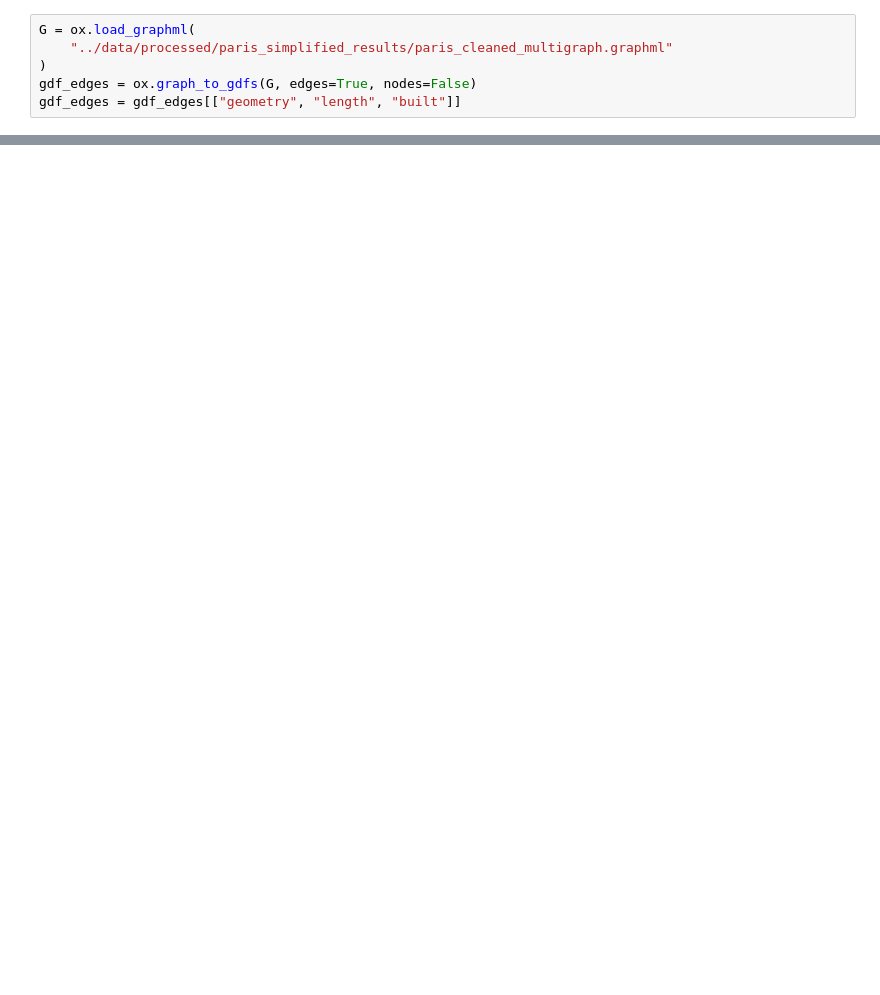
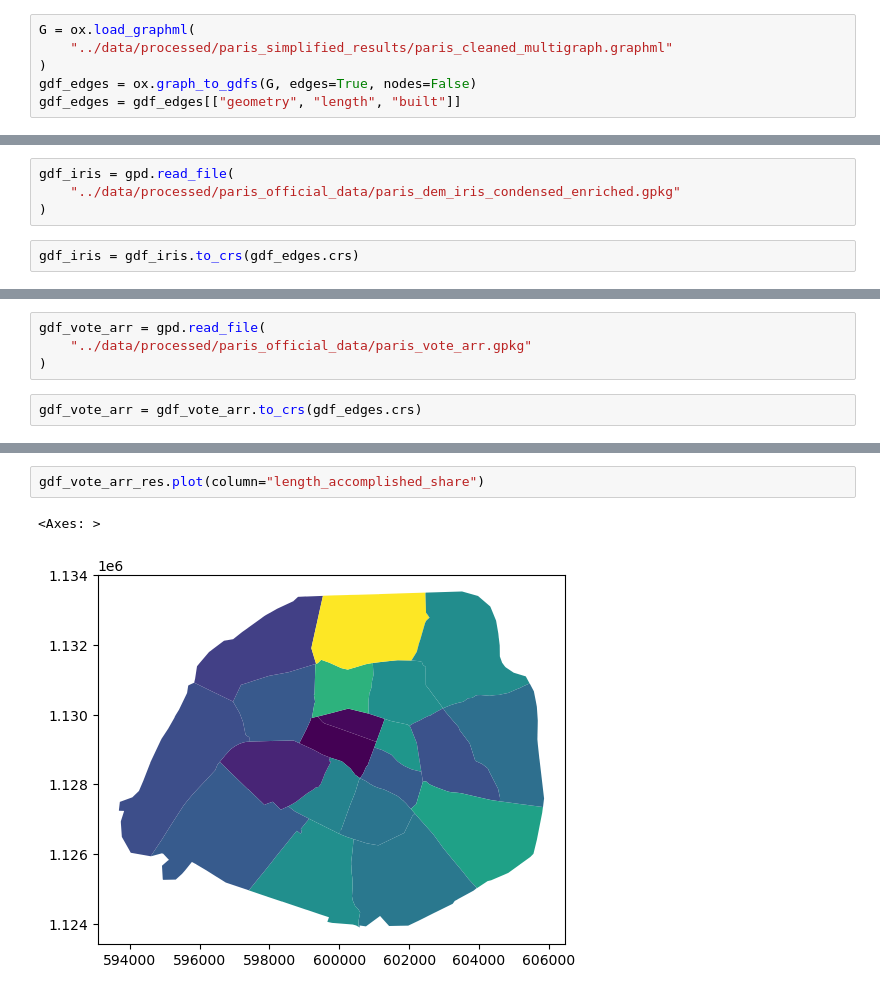
Before and after one commit to csebastiao/orderbikenet_paris, a Jupyter notebook: notebooks/measure_vote_impact_bikenet.ipynb, the cells around one changed output, grey strips where cells are left out. Cells and saved outputs as stored; diff of their text form; blank space fills up the shorter version.

```diff
--- a/notebooks/measure_vote_impact_bikenet.ipynb
+++ b/notebooks/measure_vote_impact_bikenet.ipynb
@@ -184,0 +19,6 @@ moran.I, moran.p_sim
+# %%
+gdf_iris = gpd.read_file(
+    "../data/processed/paris_official_data/paris_dem_iris_condensed_enriched.gpkg"
+)
+# %%
+gdf_iris = gdf_iris.to_crs(gdf_edges.crs)
@@ -184,0 +31,6 @@ moran.I, moran.p_sim
+# %%
+gdf_vote_arr = gpd.read_file(
+    "../data/processed/paris_official_data/paris_vote_arr.gpkg"
+)
+# %%
+gdf_vote_arr = gdf_vote_arr.to_crs(gdf_edges.crs)
@@ -184,0 +166,5 @@ moran.I, moran.p_sim
+# %%
+gdf_vote_arr_res.plot(column="length_accomplished_share")
+# %% [output]
+<Axes: >
+[figure, added]
```
Also changed, not shown: parts of 73 cells of this notebook, 8 other files.
